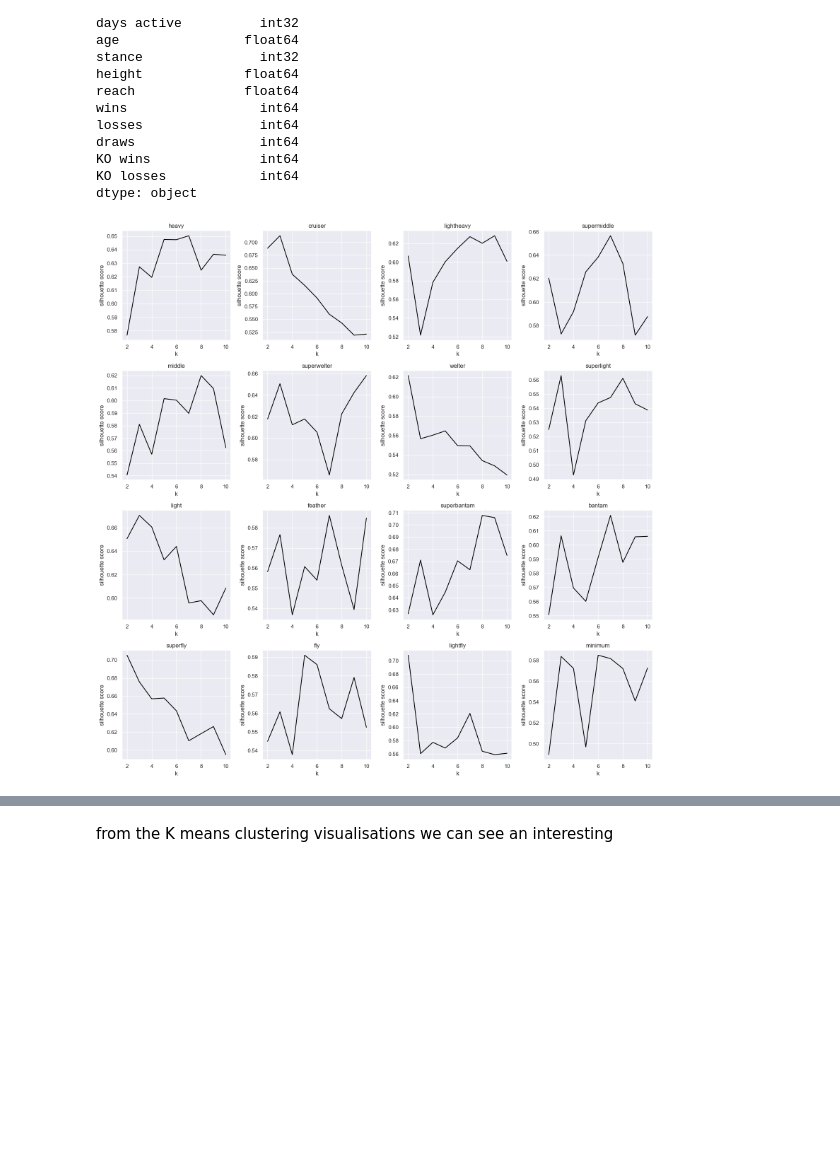
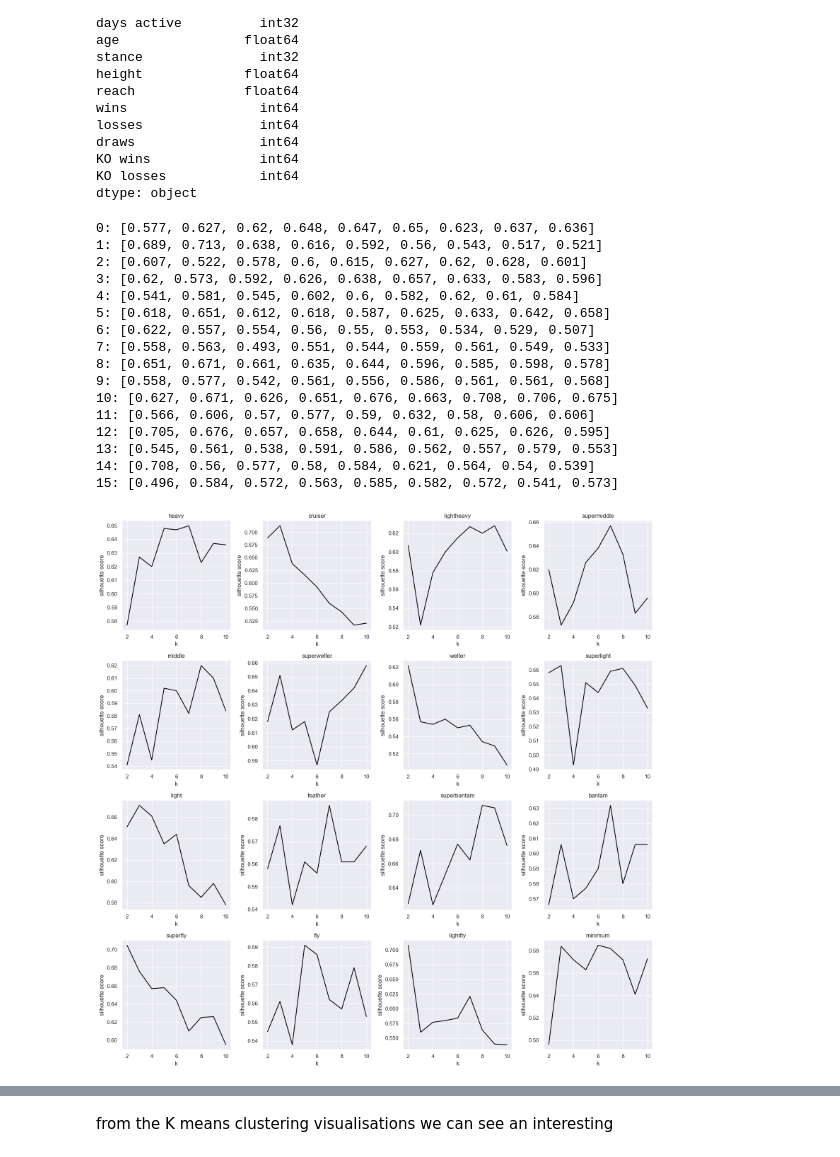
Before and after one commit to smbalf/boxrec-analysis, a Jupyter notebook: main_analysis.ipynb, the cells around one changed output, grey strips where cells are left out. Drawn from its saved outputs; the diff is of its cells as text; code cells hidden in the pictures; blank space fills up the shorter version.

```diff
--- a/main_analysis.ipynb
+++ b/main_analysis.ipynb
@@ -199,33 +199,50 @@ fig, axes = plt.subplots(4, 4, figsize=(16, 16))
 # Use a for loop to plot each group in a separate subplot
 # Use a for loop to plot each group in a separate subplot
 for i, (name, group) in enumerate(grouped_df):
     # Create an empty list to store the silhouette scores for this group
     silhouette_scores = []
 
     # Use a nested for loop to iterate over the range of k values from 2 to 8
     for k in range(2, 11):
         # Create a KMeans object
         model = KMeans(n_clusters=k)
 
         # Fit the model to the data in this group
         cluster_labels = model.fit_predict(group)
 
         # Calculate the silhouette score for this model
         score = silhouette_score(group, cluster_labels)
 
         # Append the silhouette score to the list
-        silhouette_scores.append(score)
+        silhouette_scores.append(round(score, 3))
+    print(f'{name}: {silhouette_scores}')
 
     # Use the plot method to plot the silhouette scores for this group
     axes[i // 4, i % 4].plot(range(2, 11), silhouette_scores, c='black')
 
     # Add x and y labels and a title to the subplot
     axes[i // 4, i % 4].set_xlabel('k')
     axes[i // 4, i % 4].set_ylabel('silhouette score')
     axes[i // 4, i % 4].set_title(f'{div_list[name]}')
 
 # Adjust the spacing between the subplots
 fig.tight_layout()
 # %% [output]
+0: [0.577, 0.627, 0.62, 0.648, 0.647, 0.65, 0.623, 0.637, 0.636]
+1: [0.689, 0.713, 0.638, 0.616, 0.592, 0.56, 0.543, 0.517, 0.521]
+2: [0.607, 0.522, 0.578, 0.6, 0.615, 0.627, 0.62, 0.628, 0.601]
+3: [0.62, 0.573, 0.592, 0.626, 0.638, 0.657, 0.633, 0.583, 0.596]
+4: [0.541, 0.581, 0.545, 0.602, 0.6, 0.582, 0.62, 0.61, 0.584]
+5: [0.618, 0.651, 0.612, 0.618, 0.587, 0.625, 0.633, 0.642, 0.658]
+6: [0.622, 0.557, 0.554, 0.56, 0.55, 0.553, 0.534, 0.529, 0.507]
+7: [0.558, 0.563, 0.493, 0.551, 0.544, 0.559, 0.561, 0.549, 0.533]
+8: [0.651, 0.671, 0.661, 0.635, 0.644, 0.596, 0.585, 0.598, 0.578]
+9: [0.558, 0.577, 0.542, 0.561, 0.556, 0.586, 0.561, 0.561, 0.568]
+10: [0.627, 0.671, 0.626, 0.651, 0.676, 0.663, 0.708, 0.706, 0.675]
+11: [0.566, 0.606, 0.57, 0.577, 0.59, 0.632, 0.58, 0.606, 0.606]
+12: [0.705, 0.676, 0.657, 0.658, 0.644, 0.61, 0.625, 0.626, 0.595]
+13: [0.545, 0.561, 0.538, 0.591, 0.586, 0.562, 0.557, 0.579, 0.553]
+14: [0.708, 0.56, 0.577, 0.58, 0.584, 0.621, 0.564, 0.54, 0.539]
+15: [0.496, 0.584, 0.572, 0.563, 0.585, 0.582, 0.572, 0.541, 0.573]
-[figure, old version]
+[figure, new version]
 # %%
```
Also changed, not shown: parts of 4 cells of this notebook.
